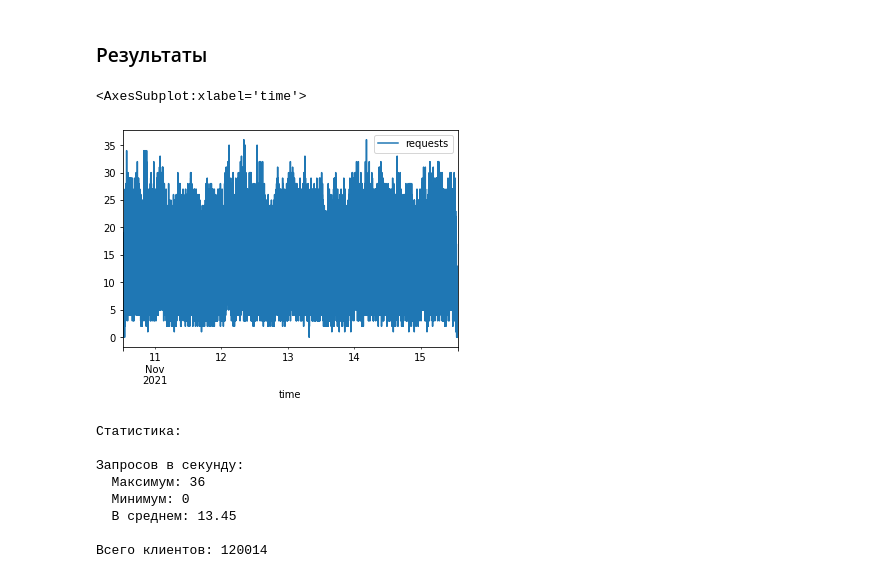
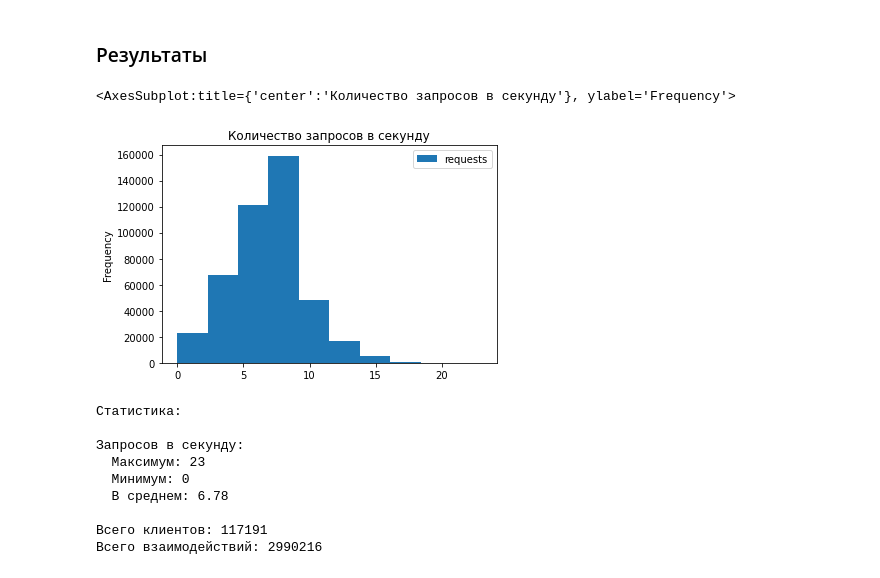
Before and after one commit to OkThought/TelegramBotUserStreamExperiments, a Jupyter notebook: notebooks/simple_experiment.ipynb, the cells around one changed output. Cells and saved outputs as stored; diff of their text form; code cells hidden in the pictures.

```diff
--- a/notebooks/simple_experiment.ipynb
+++ b/notebooks/simple_experiment.ipynb
@@ -115,19 +142,24 @@ df
 # %% [markdown]
 ### Результаты
-# %%
-df.plot()
-# %% [output]
-<AxesSubplot:xlabel='time'>
-[figure, removed]
+# %%
+df.plot(kind='hist', title='Количество запросов в секунду', bins=10)
+# %% [output]
+<AxesSubplot:title={'center':'Количество запросов в секунду'}, ylabel='Frequency'>
+[figure, added]
 # %%
+requests_max = df.requests.max()
+requests_min = df.requests.min()
+requests_mean = df.requests.mean()
+
 def print_results():
     print(
         'Статистика:\n\n'
         'Запросов в секунду:\n'
-        f'  Максимум: {df.requests.max()}\n'
-        f'  Минимум: {df.requests.min()}\n'
-        f'  В среднем: {df.requests.mean():.2f}\n\n'
+        f'  Максимум: {requests_max}\n'
+        f'  Минимум: {requests_min}\n'
+        f'  В среднем: {requests_mean:.2f}\n\n'
         f'Всего клиентов: {total_clients}\n'
+        f'Всего взаимодействий: {total_requests}\n'
     )
 
 print_results()
@@ -135,11 +167,12 @@ print_results()
 Статистика:
 
 Запросов в секунду:
-  Максимум: 36
+  Максимум: 23
   Минимум: 0
-  В среднем: 13.45
+  В среднем: 6.78
 
-Всего клиентов: 120014
+Всего клиентов: 117191
+Всего взаимодействий: 2990216
 # %%
 print_inputs()
 # %% [output]
```
Also changed, not shown: parts of 9 cells of this notebook.
